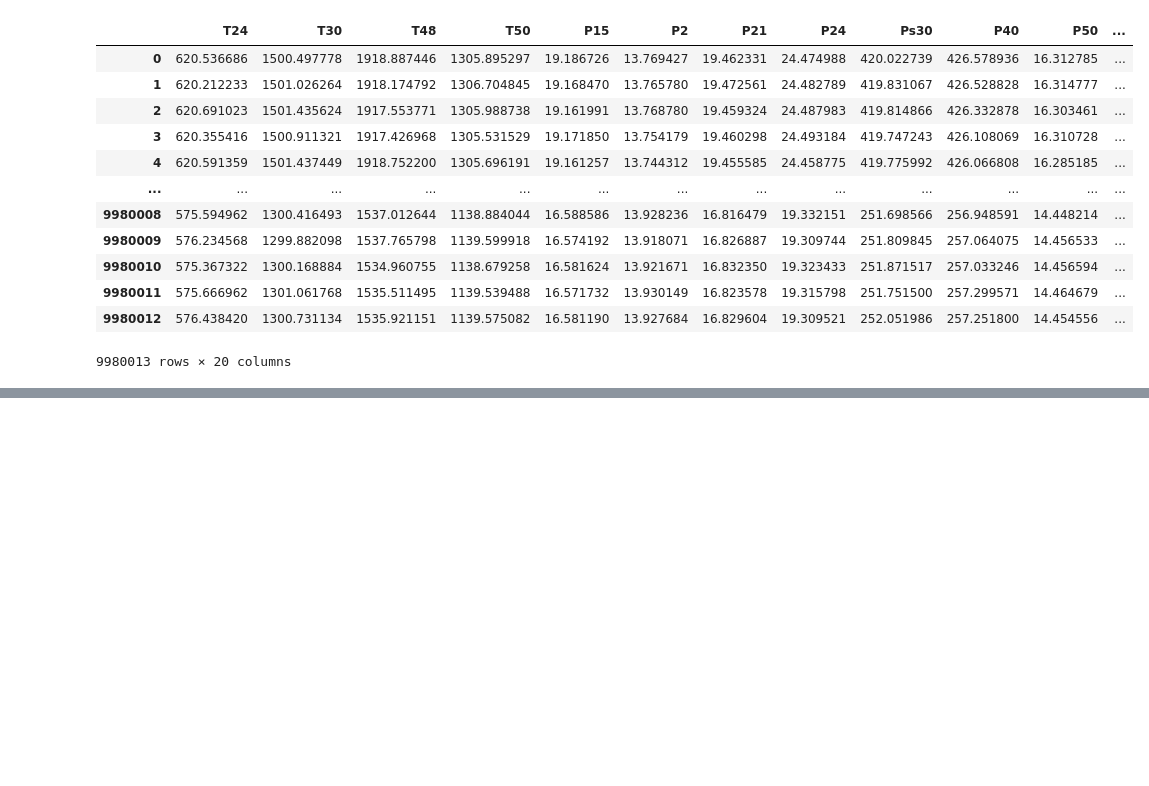
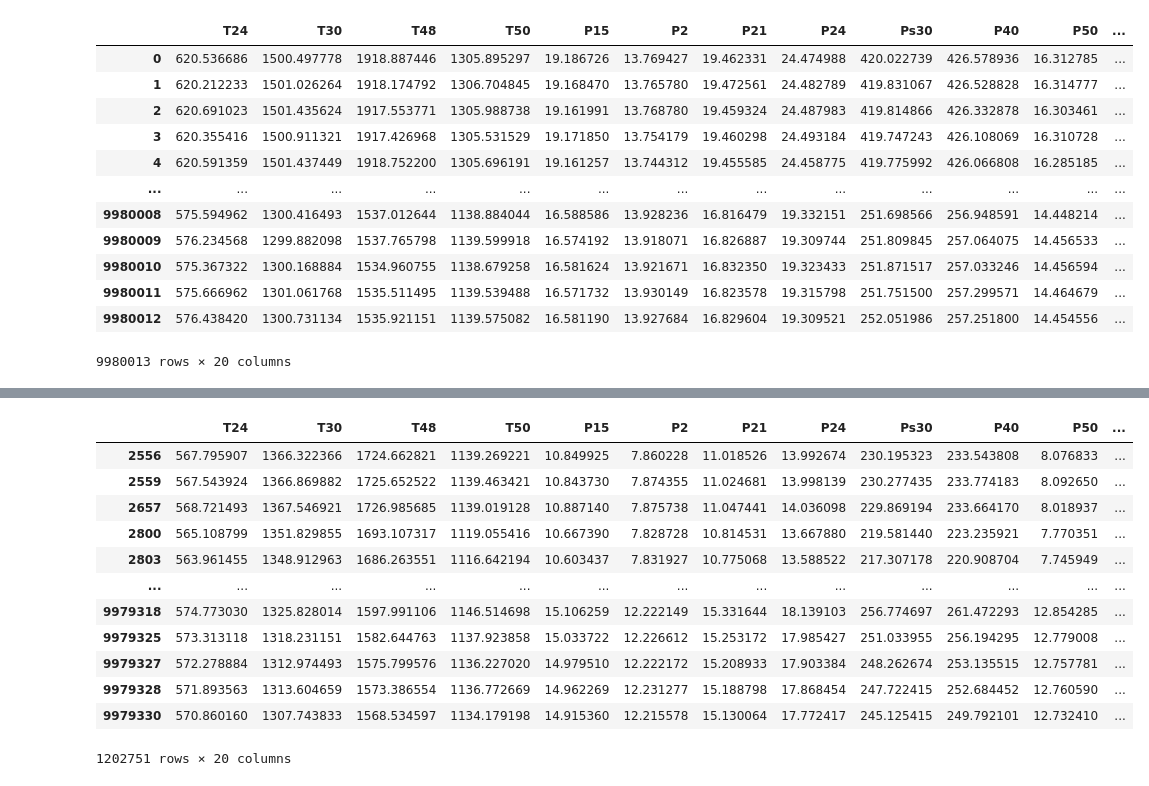
Before and after one commit to MatteoFerretti98/PHM2021_Data_Challenge_Exam_Project, a Jupyter notebook: cycle_split.ipynb, the cells around one changed output, grey strips where cells are left out. Drawn from its saved outputs; the diff is of its cells as text; code cells hidden in the pictures; blank space fills up the shorter version.

```diff
--- a/cycle_split.ipynb
+++ b/cycle_split.ipynb
@@ -122,0 +244,16 @@ df_X_s_u_c
+# %%
+dati_crociera
+# %% [output]
+|  | T24 | T30 | T48 | T50 | P15 | P2 | P21 | P24 | Ps30 | P40 | P50 | ... |
+| 2556 | 567.795907 | 1366.322366 | 1724.662821 | 1139.269221 | 10.849925 | 7.860228 | 11.018526 | 13.992674 | 230.195323 | 233.543808 | 8.076833 | ... |
+| 2559 | 567.543924 | 1366.869882 | 1725.652522 | 1139.463421 | 10.843730 | 7.874355 | 11.024681 | 13.998139 | 230.277435 | 233.774183 | 8.092650 | ... |
+| 2657 | 568.721493 | 1367.546921 | 1726.985685 | 1139.019128 | 10.887140 | 7.875738 | 11.047441 | 14.036098 | 229.869194 | 233.664170 | 8.018937 | ... |
+| 2800 | 565.108799 | 1351.829855 | 1693.107317 | 1119.055416 | 10.667390 | 7.828728 | 10.814531 | 13.667880 | 219.581440 | 223.235921 | 7.770351 | ... |
+| 2803 | 563.961455 | 1348.912963 | 1686.263551 | 1116.642194 | 10.603437 | 7.831927 | 10.775068 | 13.588522 | 217.307178 | 220.908704 | 7.745949 | ... |
+| ... | ... | ... | ... | ... | ... | ... | ... | ... | ... | ... | ... | ... |
+| 9979318 | 574.773030 | 1325.828014 | 1597.991106 | 1146.514698 | 15.106259 | 12.222149 | 15.331644 | 18.139103 | 256.774697 | 261.472293 | 12.854285 | ... |
+| 9979325 | 573.313118 | 1318.231151 | 1582.644763 | 1137.923858 | 15.033722 | 12.226612 | 15.253172 | 17.985427 | 251.033955 | 256.194295 | 12.779008 | ... |
+| 9979327 | 572.278884 | 1312.974493 | 1575.799576 | 1136.227020 | 14.979510 | 12.222172 | 15.208933 | 17.903384 | 248.262674 | 253.135515 | 12.757781 | ... |
+| 9979328 | 571.893563 | 1313.604659 | 1573.386554 | 1136.772669 | 14.962269 | 12.231277 | 15.188798 | 17.868454 | 247.722415 | 252.684452 | 12.760590 | ... |
+| 9979330 | 570.860160 | 1307.743833 | 1568.534597 | 1134.179198 | 14.915360 | 12.215578 | 15.130064 | 17.772417 | 245.125415 | 249.792101 | 12.732410 | ... |
+1202751 rows × 20 columns
```
Also changed, not shown: parts of 8 cells of this notebook, 4 other files.
